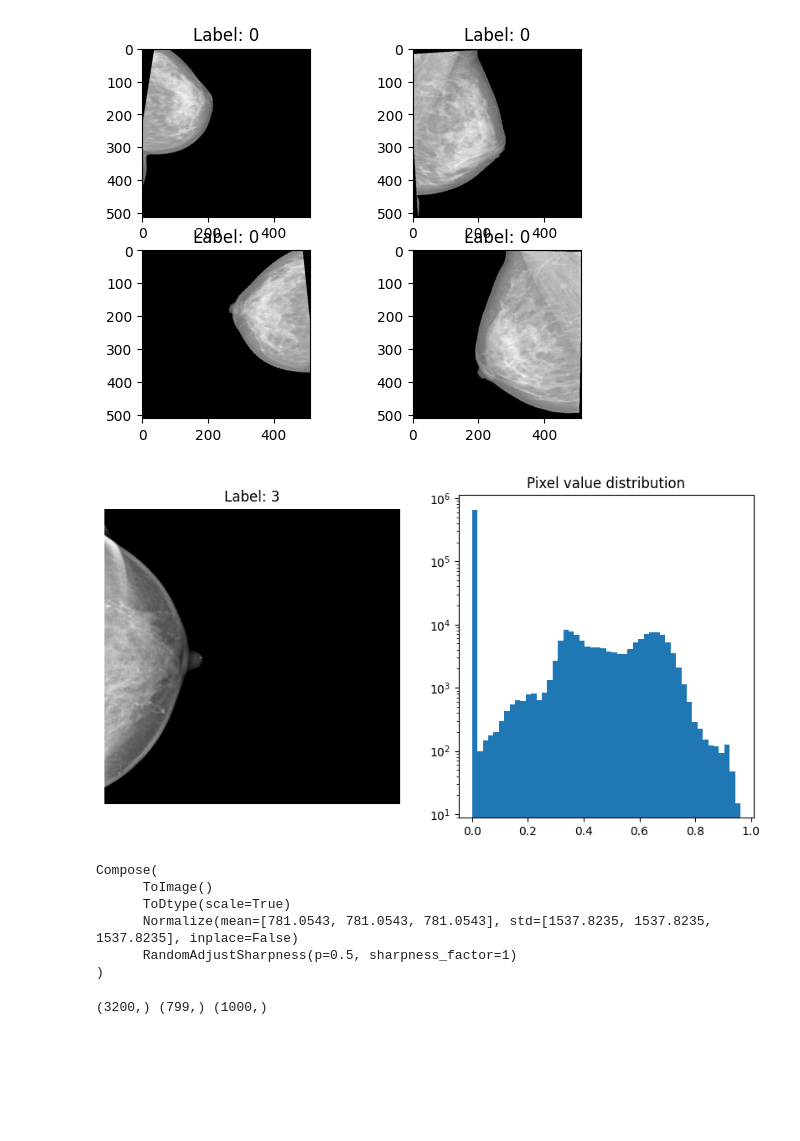
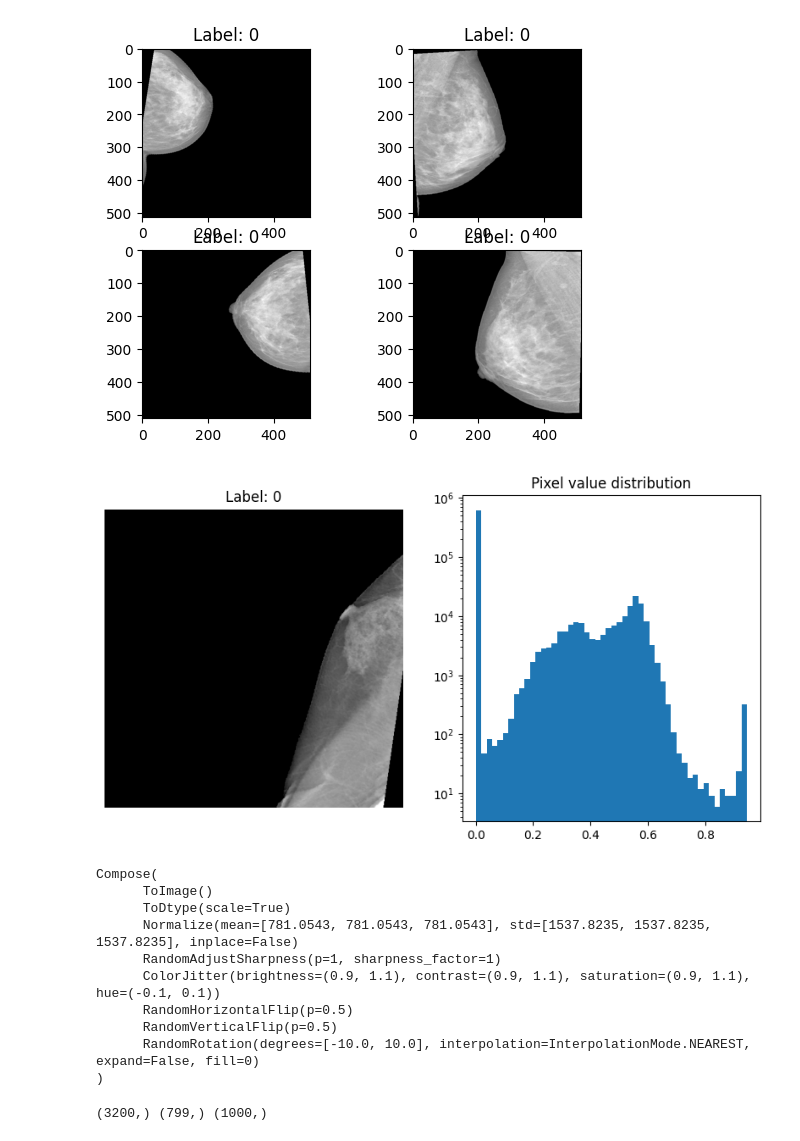
Before and after one commit to hzavadil98/UiT_FYS-8603, a Jupyter notebook: playground.ipynb, the cells around one changed output. Saved outputs shown, nothing was run; the diff lists cells and outputs as text; code cells hidden in the pictures; blank space fills up the shorter version.

Commit message:
trying training with a lot of transforms, but still only on one view per featurizer

```diff
--- a/playground.ipynb
+++ b/playground.ipynb
@@ -134,24 +134,45 @@ loader.plot(3)
 [figure]
 # %%
 from src import *
+train_transform = T.Compose(
+        [
+            T.ToImage(),
+            # T.RandomRotation(degrees=10),
+            T.ToDtype(torch.float32, scale=True),
+            T.Normalize(
+                mean=[781.0543, 781.0543, 781.0543],
+                std=[1537.8235, 1537.8235, 1537.8235],
+            ),
+            T.RandomAdjustSharpness(sharpness_factor=1, p=1),
+            T.ColorJitter(brightness=0.1, contrast=0.1, saturation=0.1, hue=0.1),
+            T.RandomHorizontalFlip(p=0.5),
+            T.RandomVerticalFlip(p=0.5),
+            T.RandomRotation(degrees=10),
+        ]
+    )
 view_loader = View_Cancer_Dataloader(
     root_folder='/Users/jazav7774/Library/CloudStorage/OneDrive-UiTOffice365/Data/Mammo/',
     annotation_csv="modified_breast-level_annotations.csv",
     imagefolder_path="New_512",
     batch_size=16,
     num_workers=8,
-    view=0
+    view=3,
+    train_transform=train_transform,
 )
 view_loader.train_dataset.__len__()
 view_loader.plot(5)
 view_loader.train_transform
 # %% [output]
-[figure, old version]
+[figure, new version]
 Compose(
       ToImage()
       ToDtype(scale=True)
       Normalize(mean=[781.0543, 781.0543, 781.0543], std=[1537.8235, 1537.8235, 1537.8235], inplace=False)
-      RandomAdjustSharpness(p=0.5, sharpness_factor=1)
+      RandomAdjustSharpness(p=1, sharpness_factor=1)
+      ColorJitter(brightness=(0.9, 1.1), contrast=(0.9, 1.1), saturation=(0.9, 1.1), hue=(-0.1, 0.1))
+      RandomHorizontalFlip(p=0.5)
+      RandomVerticalFlip(p=0.5)
+      RandomRotation(degrees=[-10.0, 10.0], interpolation=InterpolationMode.NEAREST, expand=False, fill=0)
 )
 # %%
 # histogram of labels of train, val, test datasets
```
Also changed, not shown: 1 other file.
